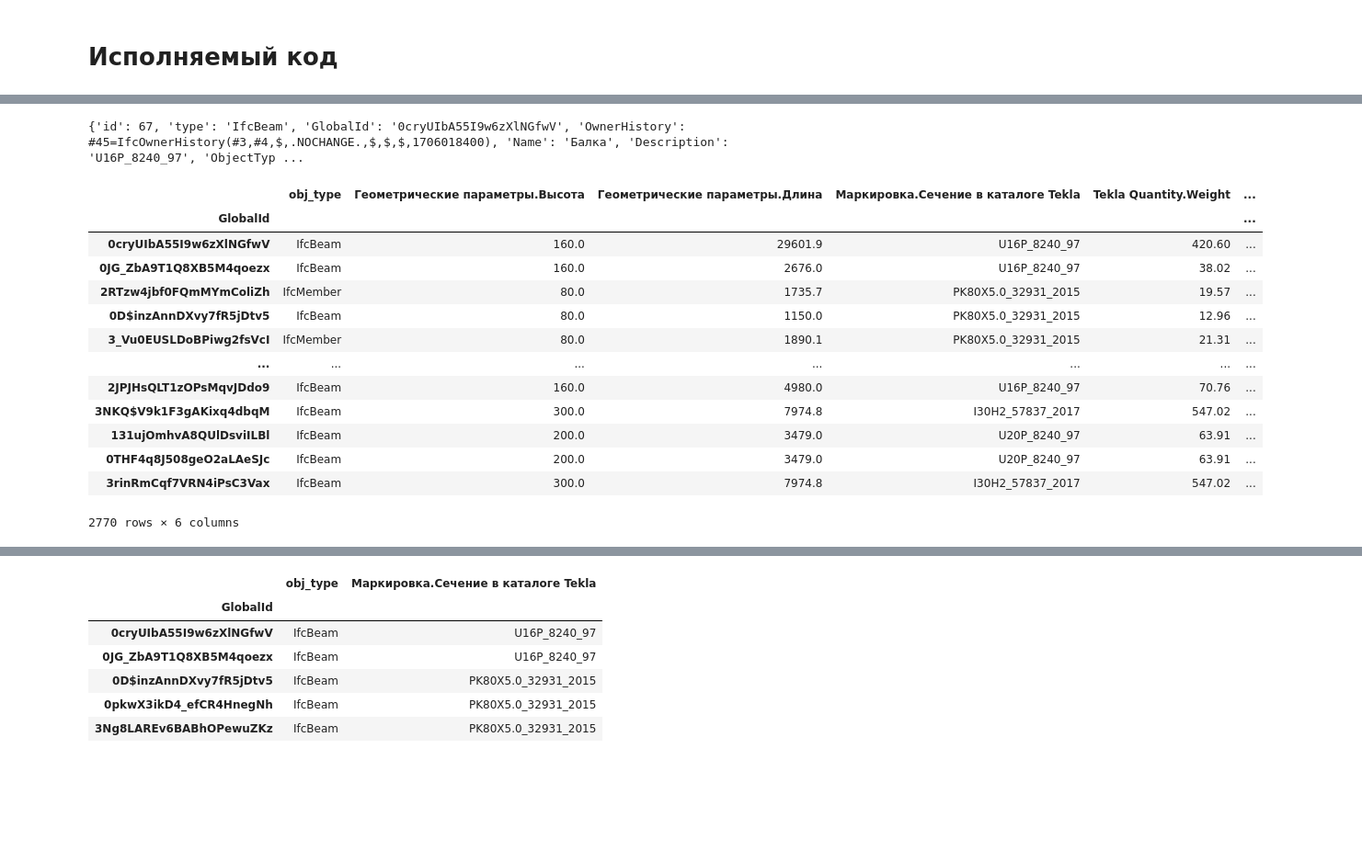
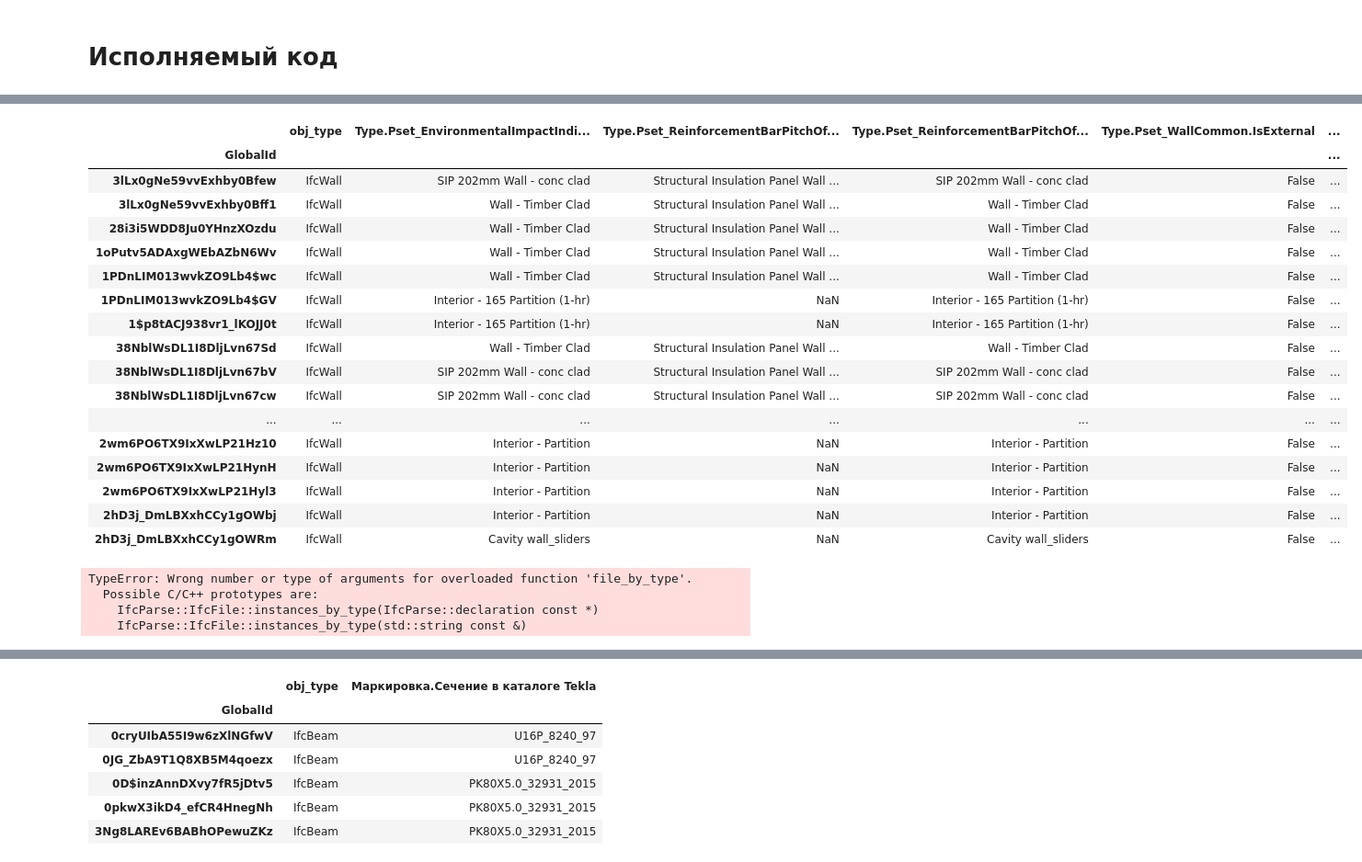
Before and after one commit to PavelNedviga/IFCExtract, a Jupyter notebook: extract_data.ipynb, the cells around one changed output, grey strips where cells are left out. Shown at 92% size. Cells and saved outputs as stored; diff of their text form; code cells hidden in the pictures; blank space fills up the shorter version.

Commit message:
Fix type params extract

```diff
--- a/extract_data.ipynb
+++ b/extract_data.ipynb
@@ -53,36 +117,48 @@ def extract_ifc_properties_to_dataframe(ifc_path, object_type, properties_list)
 # %%
-
 # Пример использования функции
-ifc_path = '12002-81-020601-КМ3.1.3.ifc'
-object_type = 'IfcElement'
-
+ifc_path = 'Ifc4_Revit_ARC.ifc'
+object_types = [ 'IfcWall']
+# IfcRailing
 # Кортеж из интересующих ('propertyset name','property name')
 properties_list = [
     ('Tekla Quantity', 'Weight'),
     ('Идентификация', "Категория ТСС"),
     ('Геометрические параметры', 'Высота'),
     ('Геометрические параметры', 'Длина'),
     ('Маркировка', 'Сечение в каталоге Tekla')
 ]
 
-df = extract_ifc_properties_to_dataframe(ifc_path, object_type, properties_list)
-df
+provide_type_props = True
+
+df_list_all = extract_ifc_properties_list(ifc_path, object_types, provide_type_props)
+df_list_all
 # %% [output]
-{'id': 67, 'type': 'IfcBeam', 'GlobalId': '0cryUIbA55I9w6zXlNGfwV', 'OwnerHistory': #45=IfcOwnerHistory(#3,#4,$,.NOCHANGE.,$,$,$,1706018400), 'Name': 'Балка', 'Description': 'U16P_8240_97', 'ObjectTyp ...
-|  | obj_type | Геометрические параметры.Высота | Геометрические параметры.Длина | Маркировка.Сечение в каталоге Tekla | Tekla Quantity.Weight | ... |
+|  | obj_type | Type.Pset_EnvironmentalImpactIndi... | Type.Pset_ReinforcementBarPitchOf... | Type.Pset_ReinforcementBarPitchOf... | Type.Pset_WallCommon.IsExternal | ... |
 | GlobalId |  |  |  |  |  | ... |
-| 0cryUIbA55I9w6zXlNGfwV | IfcBeam | 160.0 | 29601.9 | U16P_8240_97 | 420.60 | ... |
-| 0JG_ZbA9T1Q8XB5M4qoezx | IfcBeam | 160.0 | 2676.0 | U16P_8240_97 | 38.02 | ... |
-| 2RTzw4jbf0FQmMYmColiZh | IfcMember | 80.0 | 1735.7 | PK80X5.0_32931_2015 | 19.57 | ... |
-| 0D$inzAnnDXvy7fR5jDtv5 | IfcBeam | 80.0 | 1150.0 | PK80X5.0_32931_2015 | 12.96 | ... |
-| 3_Vu0EUSLDoBPiwg2fsVcI | IfcMember | 80.0 | 1890.1 | PK80X5.0_32931_2015 | 21.31 | ... |
+| 3lLx0gNe59vvExhby0Bfew | IfcWall | SIP 202mm Wall - conc clad | Structural Insulation Panel Wall ... | SIP 202mm Wall - conc clad | False | ... |
+| 3lLx0gNe59vvExhby0Bff1 | IfcWall | Wall - Timber Clad | Structural Insulation Panel Wall ... | Wall - Timber Clad | False | ... |
+| 28i3i5WDD8Ju0YHnzXOzdu | IfcWall | Wall - Timber Clad | Structural Insulation Panel Wall ... | Wall - Timber Clad | False | ... |
+| 1oPutv5ADAxgWEbAZbN6Wv | IfcWall | Wall - Timber Clad | Structural Insulation Panel Wall ... | Wall - Timber Clad | False | ... |
+| 1PDnLIM013wvkZO9Lb4$wc | IfcWall | Wall - Timber Clad | Structural Insulation Panel Wall ... | Wall - Timber Clad | False | ... |
+| 1PDnLIM013wvkZO9Lb4$GV | IfcWall | Interior - 165 Partition (1-hr) | NaN | Interior - 165 Partition (1-hr) | False | ... |
+| 1$p8tACJ938vr1_lKOJJ0t | IfcWall | Interior - 165 Partition (1-hr) | NaN | Interior - 165 Partition (1-hr) | False | ... |
+| 38NblWsDL1I8DljLvn67Sd | IfcWall | Wall - Timber Clad | Structural Insulation Panel Wall ... | Wall - Timber Clad | False | ... |
+| 38NblWsDL1I8DljLvn67bV | IfcWall | SIP 202mm Wall - conc clad | Structural Insulation Panel Wall ... | SIP 202mm Wall - conc clad | False | ... |
+| 38NblWsDL1I8DljLvn67cw | IfcWall | SIP 202mm Wall - conc clad | Structural Insulation Panel Wall ... | SIP 202mm Wall - conc clad | False | ... |
 | ... | ... | ... | ... | ... | ... | ... |
-| 2JPJHsQLT1zOPsMqvJDdo9 | IfcBeam | 160.0 | 4980.0 | U16P_8240_97 | 70.76 | ... |
-| 3NKQ$V9k1F3gAKixq4dbqM | IfcBeam | 300.0 | 7974.8 | I30H2_57837_2017 | 547.02 | ... |
-| 131ujOmhvA8QUlDsviILBl | IfcBeam | 200.0 | 3479.0 | U20P_8240_97 | 63.91 | ... |
-| 0THF4q8J508geO2aLAeSJc | IfcBeam | 200.0 | 3479.0 | U20P_8240_97 | 63.91 | ... |
-| 3rinRmCqf7VRN4iPsC3Vax | IfcBeam | 300.0 | 7974.8 | I30H2_57837_2017 | 547.02 | ... |
+| 2wm6PO6TX9IxXwLP21Hz10 | IfcWall | Interior - Partition | NaN | Interior - Partition | False | ... |
+| 2wm6PO6TX9IxXwLP21HynH | IfcWall | Interior - Partition | NaN | Interior - Partition | False | ... |
+| 2wm6PO6TX9IxXwLP21Hyl3 | IfcWall | Interior - Partition | NaN | Interior - Partition | False | ... |
+| 2hD3j_DmLBXxhCCy1gOWbj | IfcWall | Interior - Partition | NaN | Interior - Partition | False | ... |
+| 2hD3j_DmLBXxhCCy1gOWRm | IfcWall | Cavity wall_sliders | NaN | Cavity wall_sliders | False | ... |
-2770 rows × 6 columns
+# %%
+df = extract_ifc_properties_to_dataframe(ifc_path, object_types, properties_list)
+df.obj_type.value_counts()
+# %% [output]
+TypeError: Wrong number or type of arguments for overloaded function 'file_by_type'.
+  Possible C/C++ prototypes are:
+    IfcParse::IfcFile::instances_by_type(IfcParse::declaration const *)
+    IfcParse::IfcFile::instances_by_type(std::string const &)
 # %%
 df.loc[:,'obj_type'].value_counts()
 # %% [output]
```
Also changed, not shown: parts of 5 cells of this notebook.
